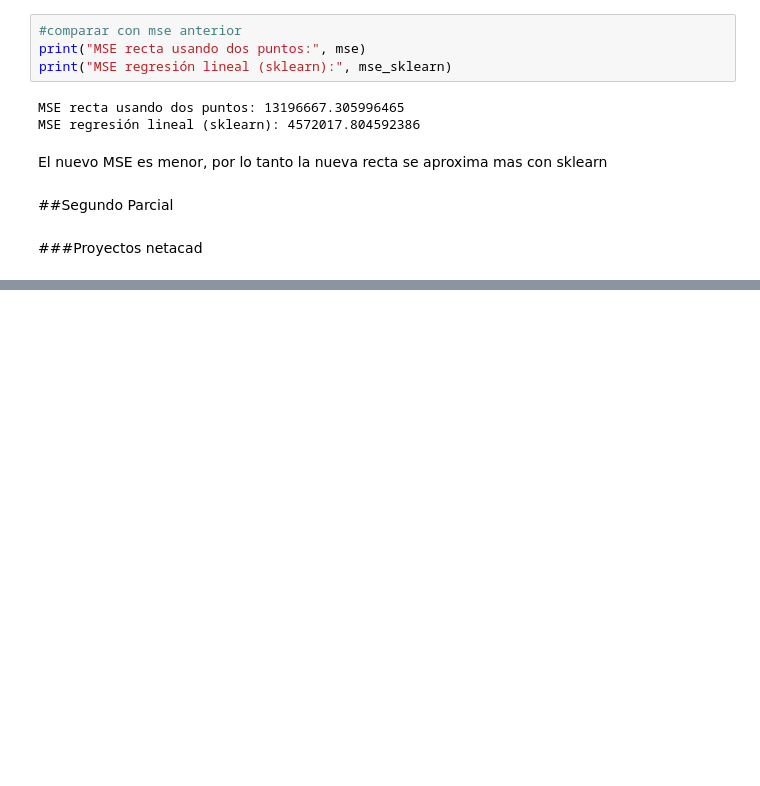
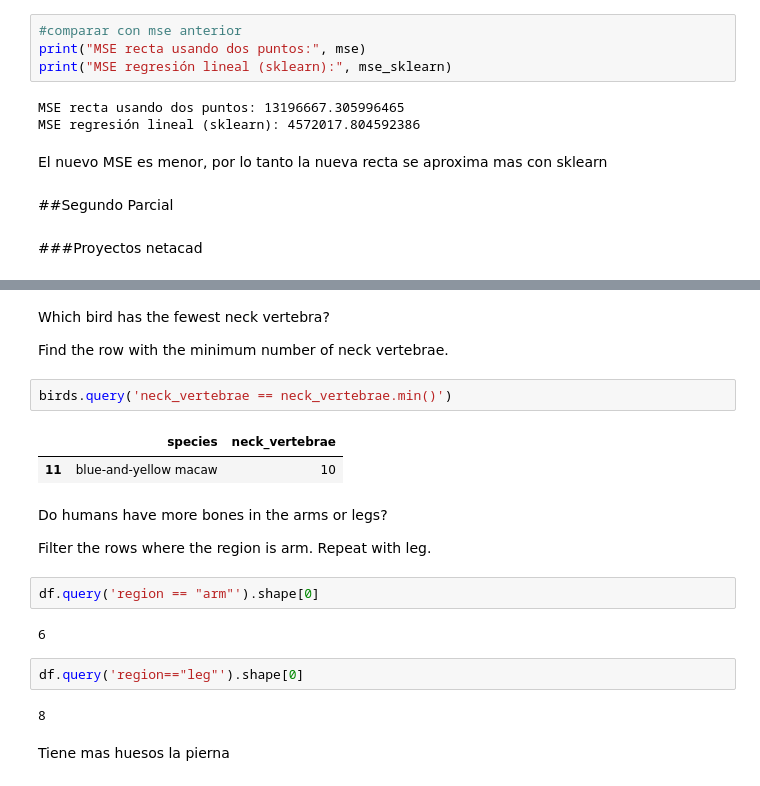
Before and after one commit to vidalesdavid/mineria_de_datos, a Jupyter notebook: Mineria_de_datos_183060.ipynb, the cells around one changed output, grey strips where cells are left out. Saved outputs shown, nothing was run; the diff lists cells and outputs as text; blank space fills up the shorter version.

```diff
--- a/Mineria_de_datos_183060.ipynb
+++ b/Mineria_de_datos_183060.ipynb
@@ -806,0 +895,23 @@ El nuevo MSE es menor, por lo tanto la nueva recta se aproxima mas con sklearn
+# %% [markdown]
+Which bird has the fewest neck vertebra?
+
+Find the row with the minimum number of neck vertebrae.
+# %%
+birds.query('neck_vertebrae == neck_vertebrae.min()')
+# %% [output]
+|  | species | neck_vertebrae |
+| 11 | blue-and-yellow macaw | 10 |
+# %% [markdown]
+Do humans have more bones in the arms or legs?
+
+Filter the rows where the region is arm. Repeat with leg.
+# %%
+df.query('region == "arm"').shape[0]
+# %% [output]
+6
+# %%
+df.query('region=="leg"').shape[0]
+# %% [output]
+8
+# %% [markdown]
+Tiene mas huesos la pierna
```
Also changed, not shown: parts of 9 cells of this notebook.
